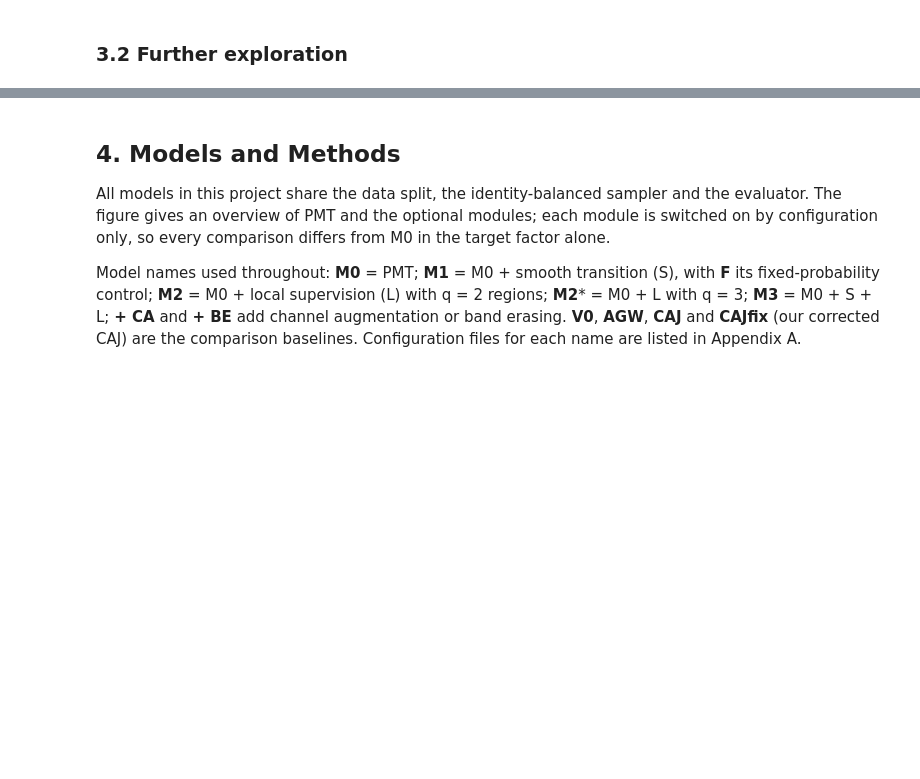
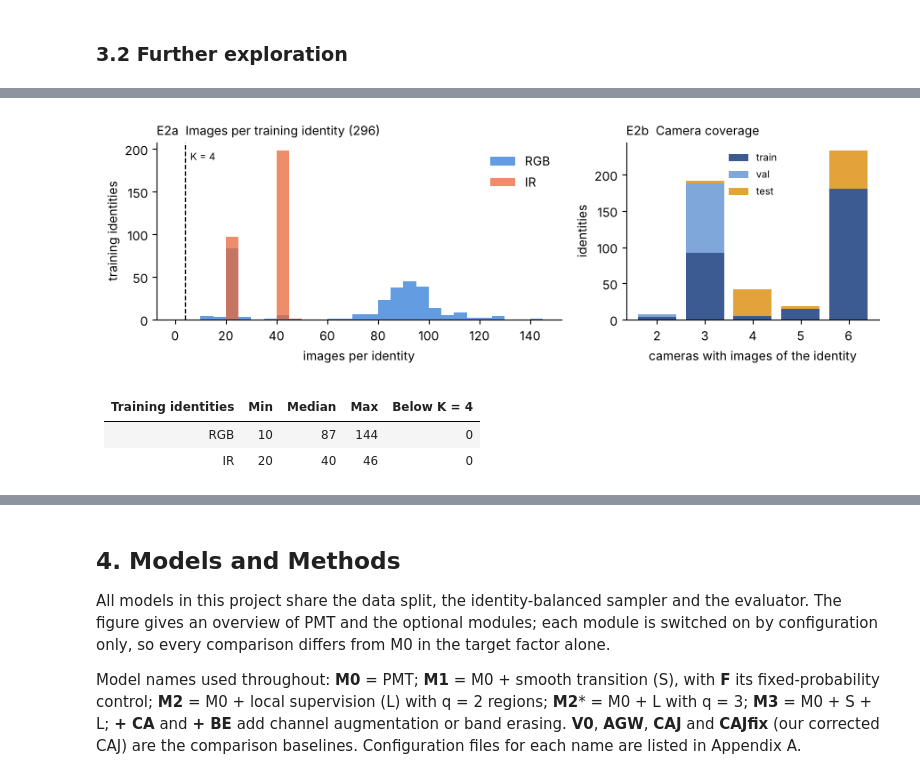
Before and after one commit to cattiesu2025/9444_project, a Jupyter notebook: submission/project.ipynb, the cells around one changed output, grey strips where cells are left out. Saved outputs shown, nothing was run; the diff lists cells and outputs as text; code cells hidden in the pictures; blank space fills up the shorter version.

```diff
--- a/submission/project.ipynb
+++ b/submission/project.ipynb
@@ -111,0 +197,30 @@ Augmentation parameters for each model are listed in Section 4.6.
+# %%
+# E2: images per identity and modality, and cameras per identity (official splits only).
+pi = {k: np.array(v) for k, v in eda["per_identity"].items()}
+train = pi["split"] == "train"
+fig, (a, b) = plt.subplots(1, 2, figsize=(9, 3), gridspec_kw={"width_ratios": [1.6, 1]})
+bins = np.arange(0, 150, 5)
+a.hist(pi["rgb"][train], bins=bins, color=RGB_C, alpha=.75, label="RGB")
+a.hist(pi["ir"][train], bins=bins, color=IR_C, alpha=.75, label="IR")
+a.axvline(4, color="k", ls="--", lw=1); a.text(6, a.get_ylim()[1] * .9, "K = 4", fontsize=8)
+a.set_xlabel("images per identity"); a.set_ylabel("training identities"); a.legend(frameon=False)
+a.set_title("E2a  Images per training identity (296)", loc="left", fontsize=10)
+ncams = range(2, 7)
+bottom = np.zeros(len(ncams))
+for split in ("train", "val", "test"):
+    values = np.array([np.sum((pi["split"] == split) & (pi["n_cams"] == n)) for n in ncams])
+    b.bar(list(ncams), values, bottom=bottom, color=SPLIT_C[split], label=split); bottom += values
+b.set_xlabel("cameras with images of the identity"); b.set_ylabel("identities"); b.legend(frameon=False, fontsize=8)
+b.set_title("E2b  Camera coverage", loc="left", fontsize=10)
+for ax in (a, b):
+    ax.spines[["top", "right"]].set_visible(False)
+plt.tight_layout(); plt.show()
+show_table(["Training identities", "Min", "Median", "Max", "Below K = 4"], [
+    [m.upper(), pi[m][train].min(), int(np.median(pi[m][train])), pi[m][train].max(), int((pi[m][train] < 4).sum())]
+    for m in ("rgb", "ir")])
+# %% [output]
+[figure, added]
+| Training identities | Min | Median | Max | Below K = 4 |
+| --- | --- | --- | --- | --- |
+| RGB | 10 | 87 | 144 | 0 |
+| IR | 20 | 40 | 46 | 0 |
```
Also changed, not shown: parts of 24 cells of this notebook.
